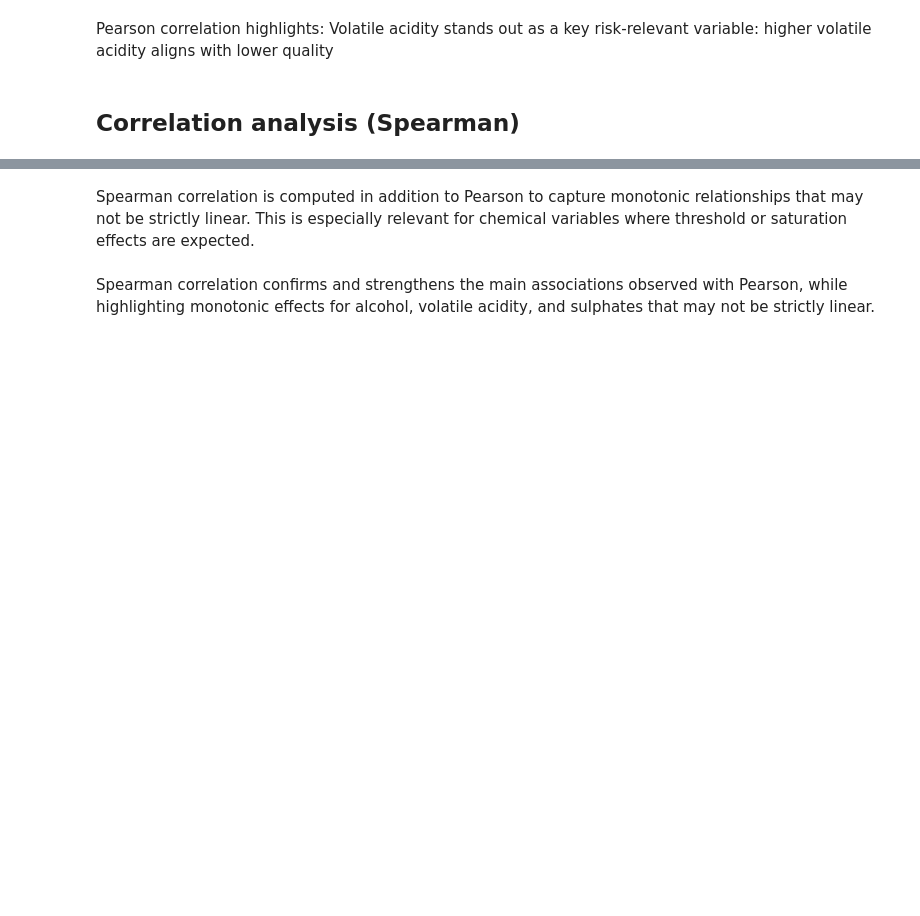
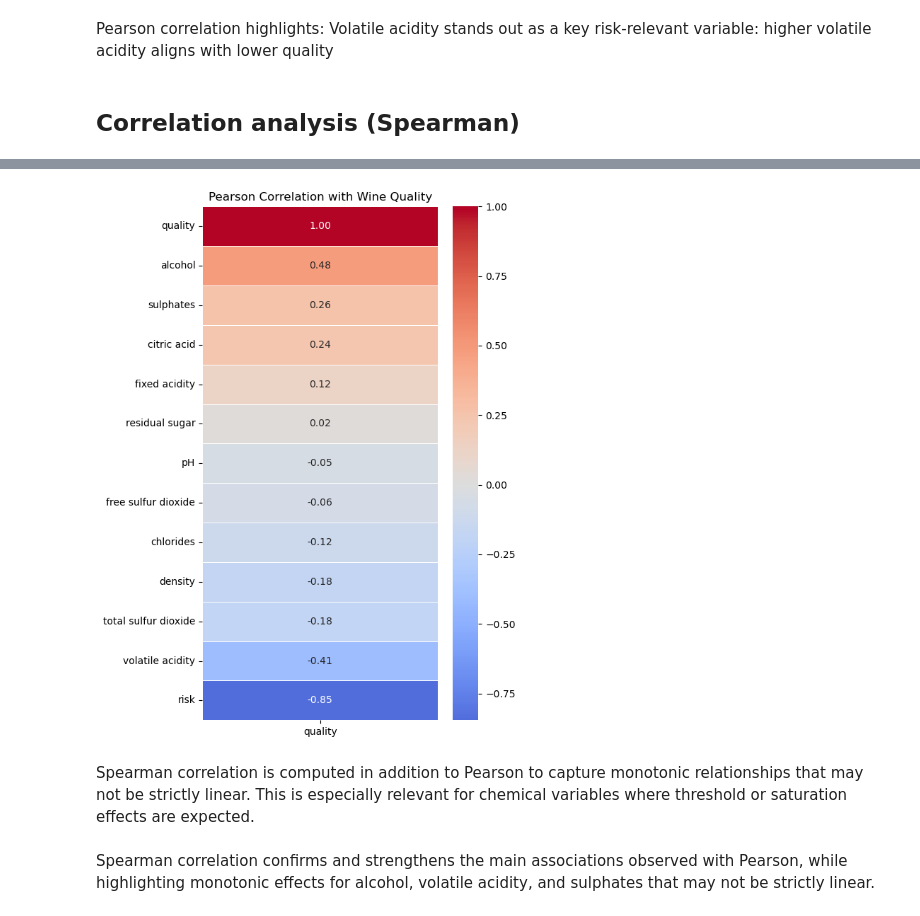
Before and after one commit to Martukigl/wine-analysis-project, a Jupyter notebook: notebooks/01_wine_quality_EDA.ipynb, the cells around one changed output, grey strips where cells are left out. Drawn from its saved outputs; the diff is of its cells as text; code cells hidden in the pictures; blank space fills up the shorter version.

```diff
--- a/notebooks/01_wine_quality_EDA.ipynb
+++ b/notebooks/01_wine_quality_EDA.ipynb
@@ -200,4 +290,28 @@ volatile acidity       -0.397784
 Name: quality, dtype: float64
+# %%
+import seaborn as sns
+import matplotlib.pyplot as plt
+
+# Pearson correlation with target variable
+pearson_corr = wine_quality.corr(method="pearson")[["quality"]].sort_values(
+    by="quality", ascending=False
+)
+
+plt.figure(figsize=(6, 8))
+sns.heatmap(
+    pearson_corr,
+    annot=True,
+    cmap="coolwarm",
+    center=0,
+    fmt=".2f",
+    linewidths=0.5
+)
+
+plt.title("Pearson Correlation with Wine Quality")
+plt.tight_layout()
+plt.show()
+# %% [output]
+[figure, added]
 # %% [markdown]
 Spearman correlation is computed in addition to Pearson to capture monotonic
 relationships that may not be strictly linear. This is especially relevant
```
Also changed, not shown: parts of 14 cells of this notebook, 10 other files.
